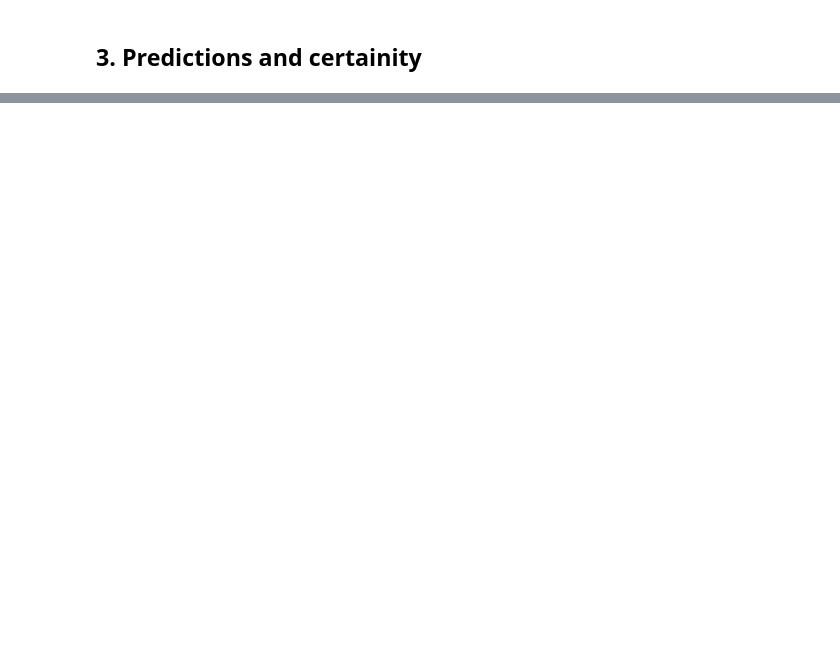
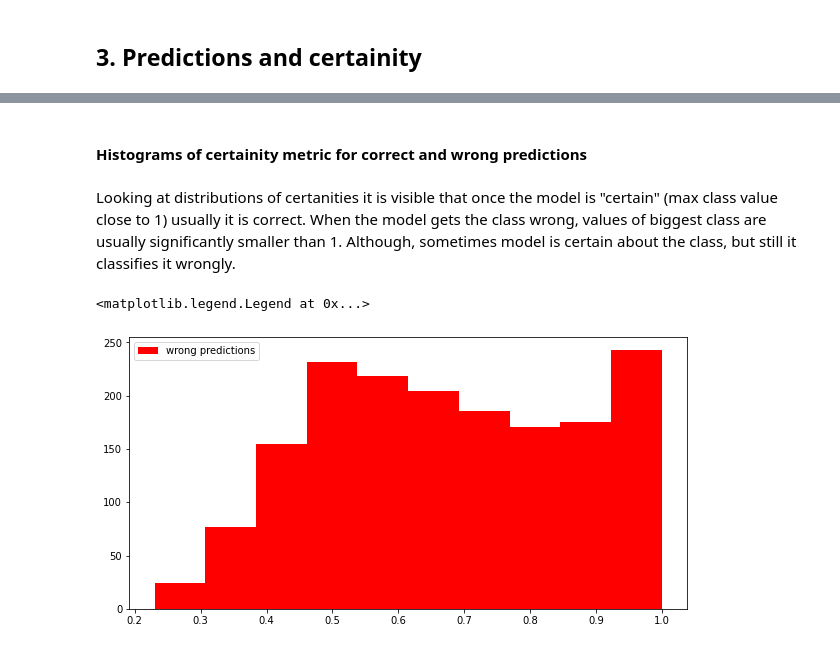
Before and after one commit to swynml/resnet50_implementation, a Jupyter notebook: SF_task.ipynb, the cells around one changed output, grey strips where cells are left out. Drawn from its saved outputs; the diff is of its cells as text; code cells hidden in the pictures; blank space fills up the shorter version.

```diff
--- a/SF_task.ipynb
+++ b/SF_task.ipynb
@@ -348,0 +303,27 @@ preds = model.predict(X[:100, :, :])
+# %%
+predictions = model.predict(X.numpy())
+certanities = model.certainty(X.numpy())
+# %%
+correct_preds = []
+correct_preds_cert = []
+wrong_preds = []
+wrong_preds_cert = []
+
+for i in tqdm(range(predictions.shape[0])):
+    if np.argmax(predictions[i]) == y[i].item():
+        correct_preds.append(predictions[i])
+        correct_preds_cert.append(certanities[i])
+    else:
+        wrong_preds.append(predictions[i])
+        wrong_preds_cert.append(certanities[i])
+# %% [markdown]
+#### Histograms of certainity metric for correct and wrong predictions
+# %% [markdown]
+Looking at distributions of certanities it is visible that once the model is "certain" (max class value close to 1) usually it is correct. When the model gets the class wrong, values of biggest class are usually significantly smaller than 1. Although, sometimes model is certain about the class, but still it classifies it wrongly.
+# %%
+plt.figure(figsize=(10,5))
+plt.hist(wrong_preds_cert, color='red', label='wrong predictions')
+plt.legend()
+# %% [output]
+<matplotlib.legend.Legend at 0x...>
+[figure, added]
```
Also changed, not shown: parts of 18 cells of this notebook.
